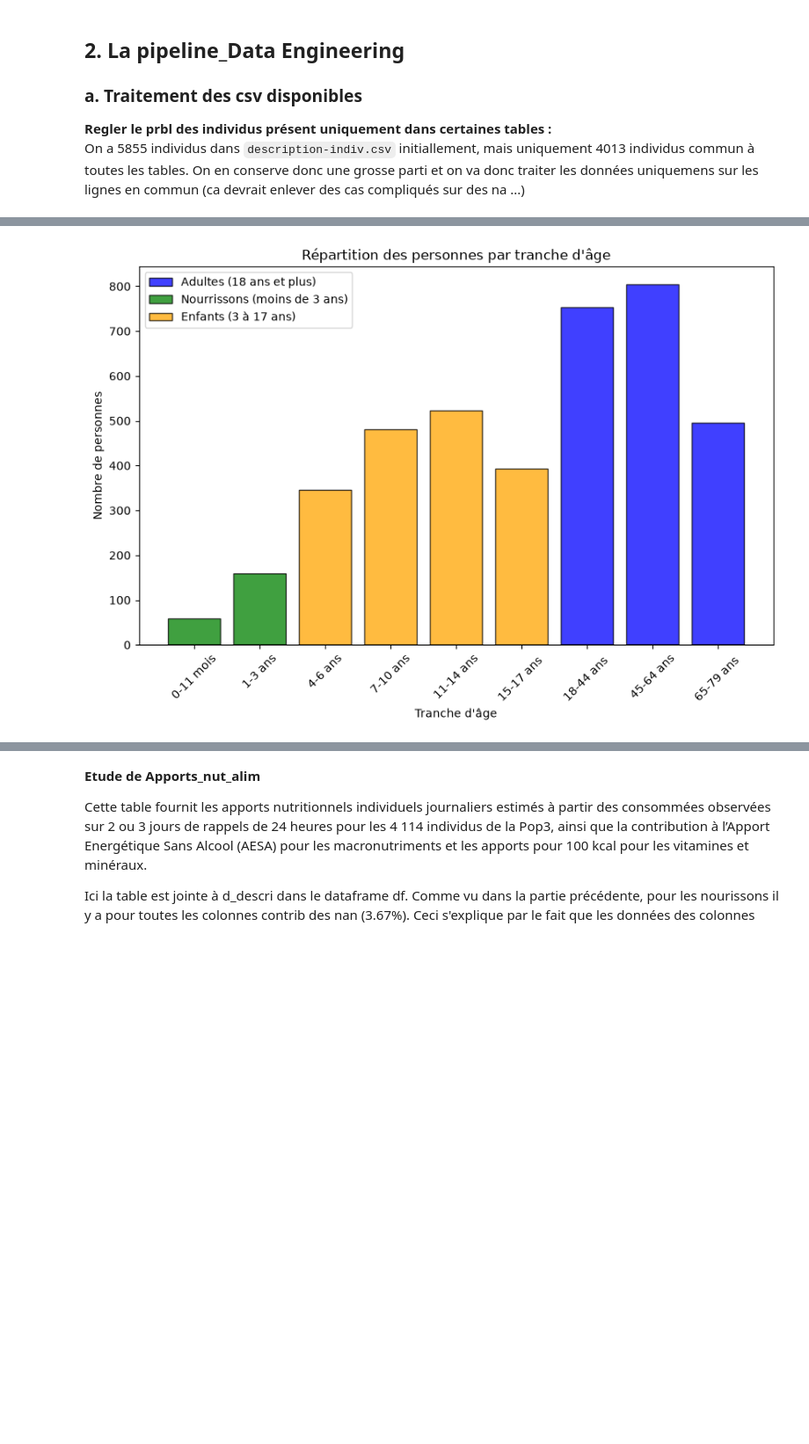
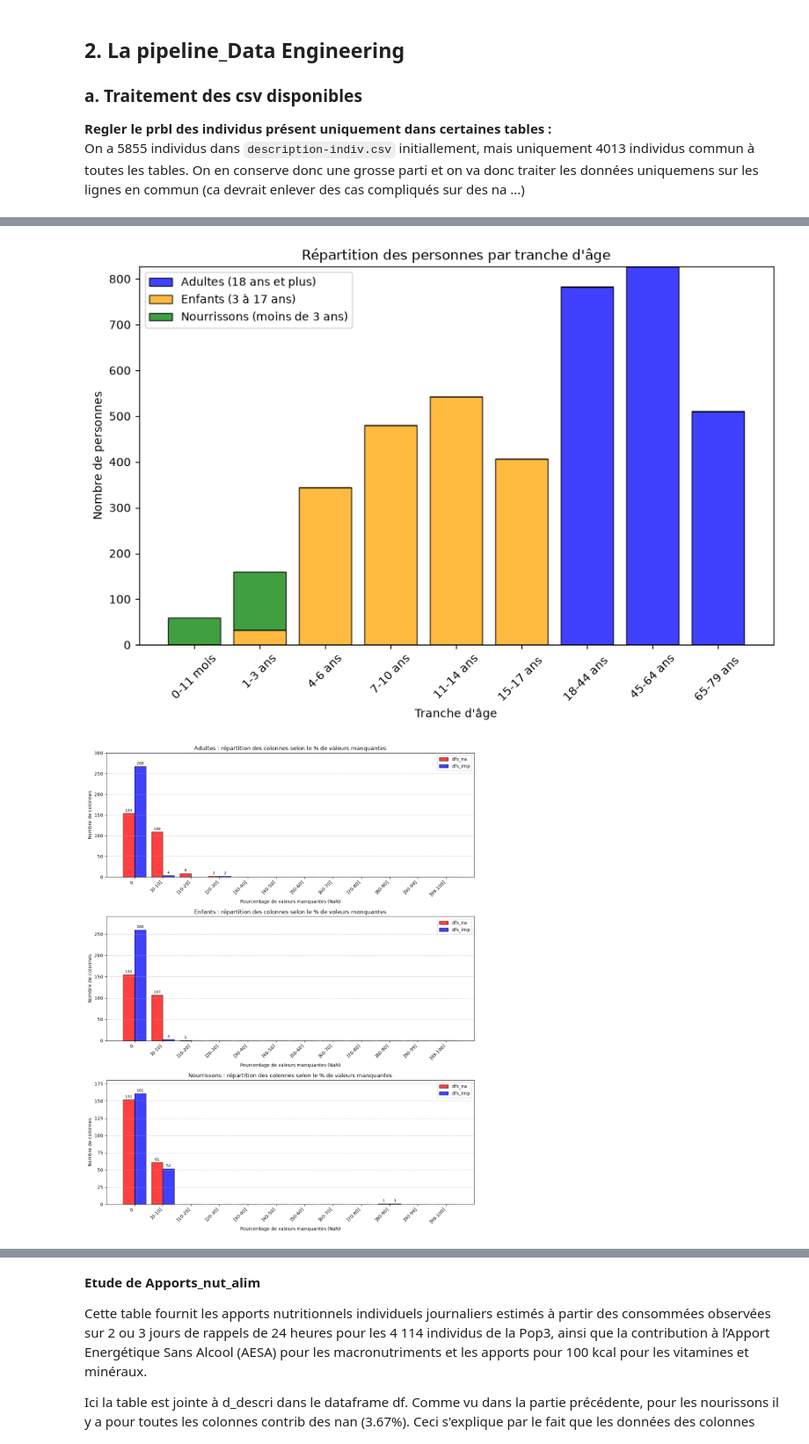
Before and after one commit to Mithrafk/Projet_Collab_Sabine, a Jupyter notebook: TP7/7_Projet_21-10_Sab.ipynb, the cells around one changed output, grey strips where cells are left out. Shown at 88% size. Saved outputs shown, nothing was run; the diff lists cells and outputs as text; code cells hidden in the pictures; blank space fills up the shorter version.

```diff
--- a/TP7/7_Projet_21-10_Sab.ipynb
+++ b/TP7/7_Projet_21-10_Sab.ipynb
@@ -50,4 +50,16 @@ from scipy import stats
 
 **Regler le prbl des individus présent uniquement dans certaines tables :**
 On a 5855 individus dans `description-indiv.csv` initiallement, mais uniquement 4013 individus commun à toutes les tables. On en conserve donc une grosse parti et on va donc traiter les données uniquemens sur les lignes en commun (ca devrait enlever des cas compliqués sur des na ...)
+# %%
+def fusionner_apports(dfs, d_app):
+    """
+    Ajoute les colonnes de d_app à chaque DataFrame du dictionnaire dfs (clé NOIND).
+    On garde les lignes de dfs (left) : pas de suppression d'individus.
+    Les colonnes de d_app déjà présentes dans dfs sont ignorées (sauf NOIND).
+    """
+    resultat = {}
+    for nom, data in dfs.items():
+        colonnes_nouvelles = [c for c in d_app.columns if c == "NOIND" or c not in data.columns]
+        resultat[nom] = data.merge(d_app[colonnes_nouvelles], on="NOIND", how="left")
+    return resultat
 # %%
@@ -182,26 +88,7 @@ plt.show()
 # %%
-df_adulte = df[df["tage_PS"] >= 7]
-df_nourisson = df[df["tage_PS"] < 3]
-df_enfant = df[(df["tage_PS"] >= 3) & (df["tage_PS"] < 7)]
+plot_age_distribution(dfs_na)
 
-bins = [0,1,2,3,4,5,6,7,8,9]
-labels = ['0-11 mois', '1-3 ans', '4-6 ans', '7-10 ans', '11-14 ans', '15-17 ans ', '18-44 ans ', '45-64 ans', '65-79 ans ']
-
-counts_adulte = pd.cut(df_adulte["tage_PS"], bins=bins, labels=labels)
-counts_nourisson = pd.cut(df_nourisson["tage_PS"], bins=bins, labels=labels)
-counts_enfant = pd.cut(df_enfant["tage_PS"], bins=bins, labels=labels)
-
-x = np.arange(len(labels))
-
-plt.figure(figsize=(10, 6))
-plt.bar(x, counts_adulte.value_counts(sort=False), color='blue', alpha=0.75, edgecolor='black', label='Adultes (18 ans et plus)')
-plt.bar(x, counts_nourisson.value_counts(sort=False), color='green', alpha=0.75, edgecolor='black', label='Nourrissons (moins de 3 ans)')
-plt.bar(x, counts_enfant.value_counts(sort=False), color='orange', alpha=0.75, edgecolor='black', label='Enfants (3 à 17 ans)')
-plt.xlabel('Tranche d\'âge')
-plt.ylabel('Nombre de personnes')
-plt.title('Répartition des personnes par tranche d\'âge')
-plt.xticks(x, labels, rotation=45)
-plt.legend()
-plt.show()
+plot_diff_na(dfs_na, "dfs_na", dfs_imp, "dfs_imp")
 # %% [output]
-[figure, old version]
+[figure, new version]
+[figure, added]
```
Also changed, not shown: parts of 24 cells of this notebook, 3 other files.
